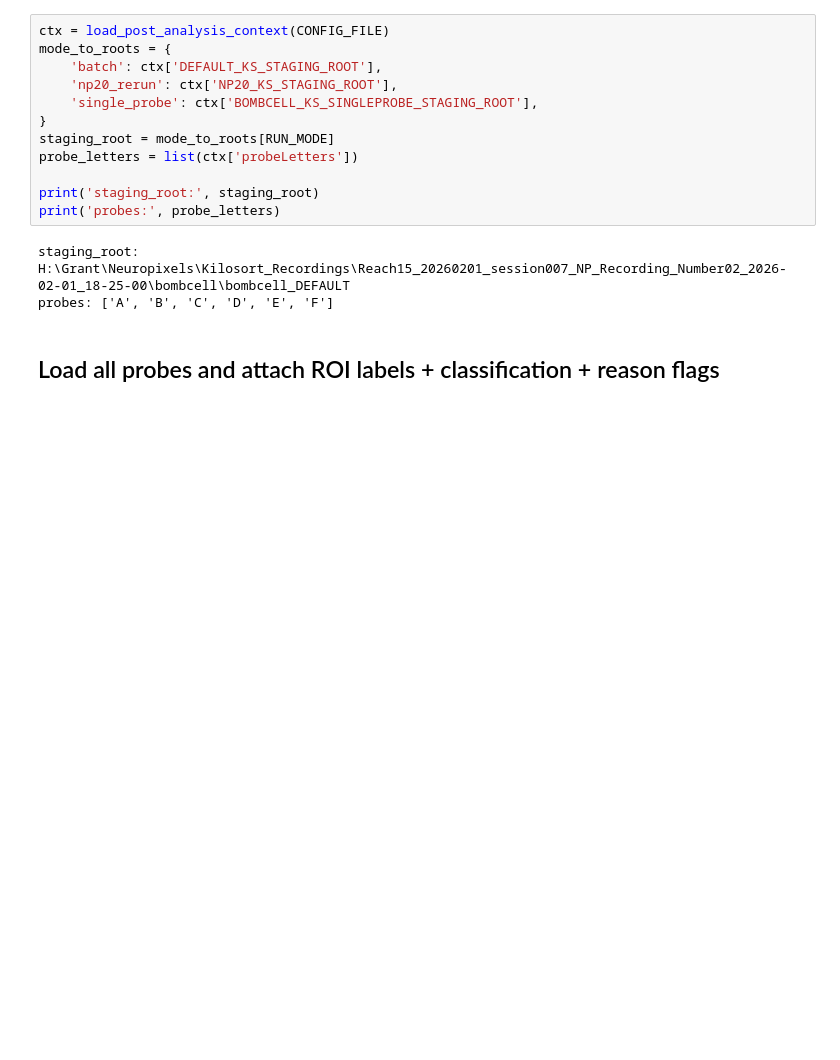
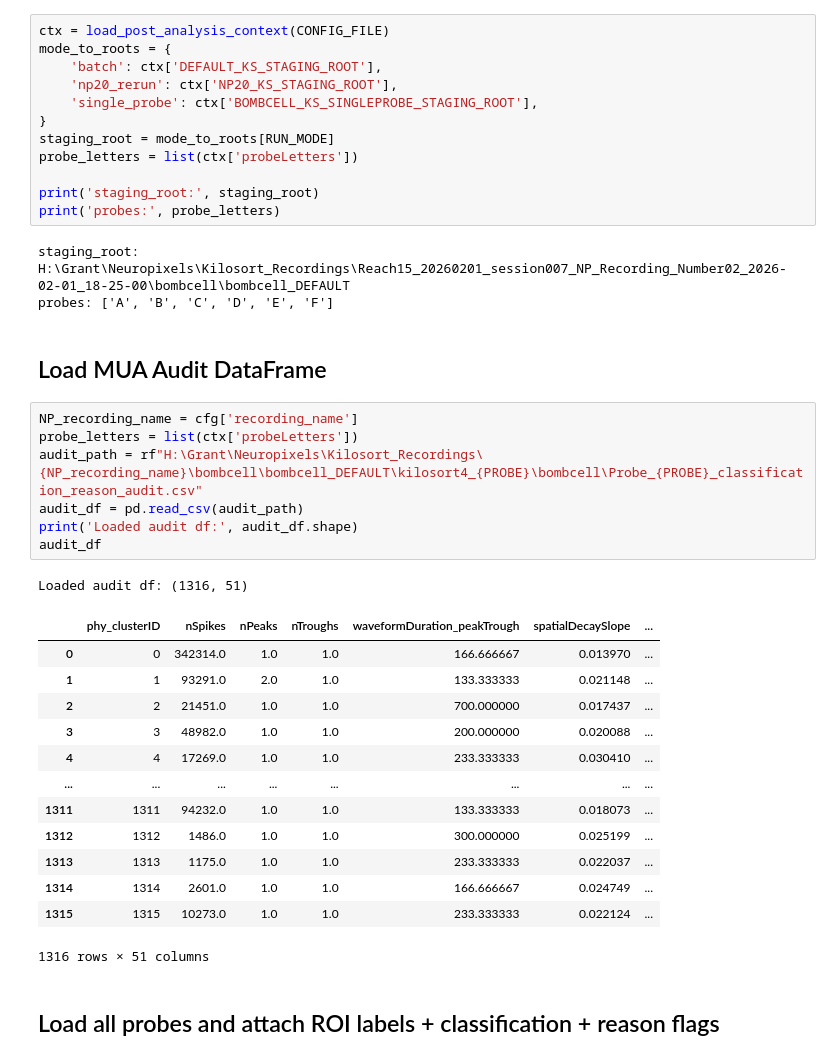
Before and after one commit to granthughes1999/bombcell, a Jupyter notebook: py_bombcell/grant/analyzing_BC_results/BC_all_probes_roi_dashboard.ipynb, the cells around one changed output. Drawn from its saved outputs; the diff is of its cells as text; blank space fills up the shorter version.

```diff
--- a/py_bombcell/grant/analyzing_BC_results/BC_all_probes_roi_dashboard.ipynb
+++ b/py_bombcell/grant/analyzing_BC_results/BC_all_probes_roi_dashboard.ipynb
@@ -74,6 +74,30 @@ print('probes:', probe_letters)
 # %% [output]
 staging_root: H:\Grant\Neuropixels\Kilosort_Recordings\Reach15_20260201_session007_NP_Recording_Number02_2026-02-01_18-25-00\bombcell\bombcell_DEFAULT
 probes: ['A', 'B', 'C', 'D', 'E', 'F']
+# %% [markdown]
+## Load MUA Audit DataFrame
+# %%
+NP_recording_name = cfg['recording_name']
+probe_letters = list(ctx['probeLetters'])
+audit_path = rf"H:\Grant\Neuropixels\Kilosort_Recordings\{NP_recording_name}\bombcell\bombcell_DEFAULT\kilosort4_{PROBE}\bombcell\Probe_{PROBE}_classification_reason_audit.csv"
+audit_df = pd.read_csv(audit_path)
+print('Loaded audit df:', audit_df.shape)
+audit_df
+# %% [output]
+Loaded audit df: (1316, 51)
+|  | phy_clusterID | nSpikes | nPeaks | nTroughs | waveformDuration_peakTrough | spatialDecaySlope | ... |
+| 0 | 0 | 342314.0 | 1.0 | 1.0 | 166.666667 | 0.013970 | ... |
+| 1 | 1 | 93291.0 | 2.0 | 1.0 | 133.333333 | 0.021148 | ... |
+| 2 | 2 | 21451.0 | 1.0 | 1.0 | 700.000000 | 0.017437 | ... |
+| 3 | 3 | 48982.0 | 1.0 | 1.0 | 200.000000 | 0.020088 | ... |
+| 4 | 4 | 17269.0 | 1.0 | 1.0 | 233.333333 | 0.030410 | ... |
+| ... | ... | ... | ... | ... | ... | ... | ... |
+| 1311 | 1311 | 94232.0 | 1.0 | 1.0 | 133.333333 | 0.018073 | ... |
+| 1312 | 1312 | 1486.0 | 1.0 | 1.0 | 300.000000 | 0.025199 | ... |
+| 1313 | 1313 | 1175.0 | 1.0 | 1.0 | 233.333333 | 0.022037 | ... |
+| 1314 | 1314 | 2601.0 | 1.0 | 1.0 | 166.666667 | 0.024749 | ... |
+| 1315 | 1315 | 10273.0 | 1.0 | 1.0 | 233.333333 | 0.022124 | ... |
+1316 rows × 51 columns
 # %% [markdown]
 ## Load all probes and attach ROI labels + classification + reason flags
 # %%
```
Also changed, not shown: parts of 3 cells of this notebook, 1 other file.
